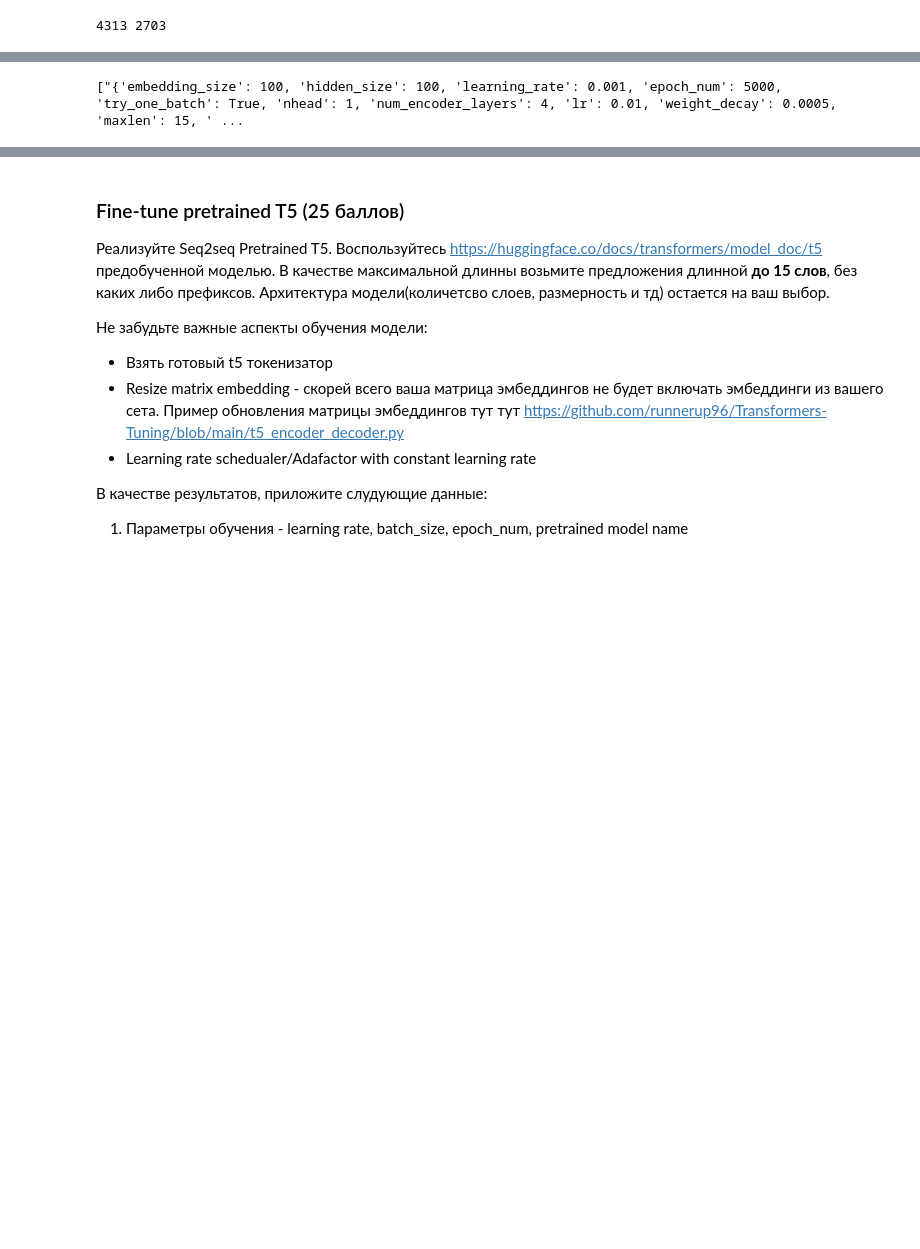
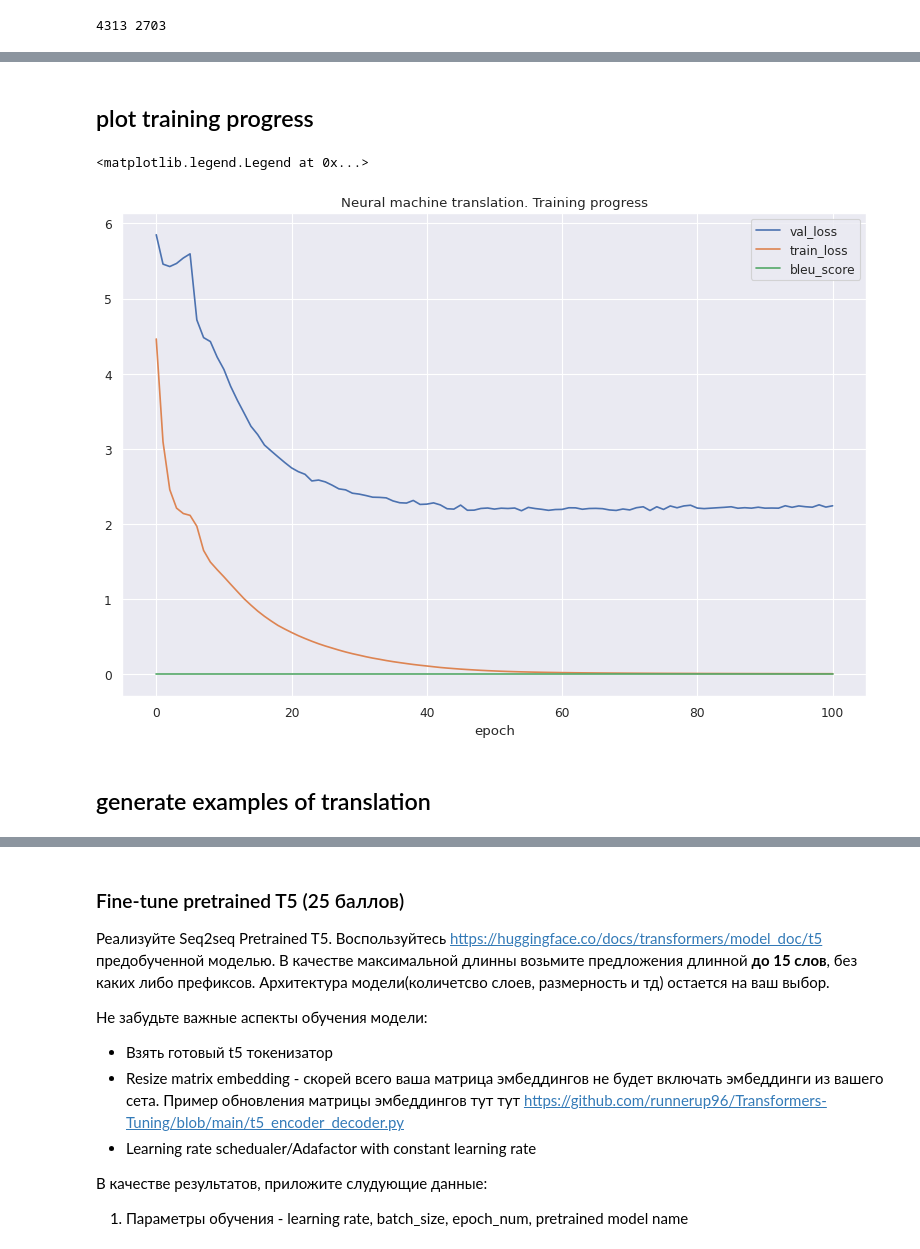
Before and after one commit to Rusamus/Neural-machine-translation-hw, a Jupyter notebook: Transfomers training.ipynb, the cells around one changed output, grey strips where cells are left out. Saved outputs shown, nothing was run; the diff lists cells and outputs as text; code cells hidden in the pictures; blank space fills up the shorter version.

Commit message:
working baseline

```diff
--- a/Transfomers training.ipynb
+++ b/Transfomers training.ipynb
@@ -77,12 +75,12 @@ logger = TXTLogger("baseline")
 # %% [markdown]
 ## prepare data
 # %%
-# with open("configs/data_config.yaml", "r") as fread:
-#     data_config = yaml.load(fread, Loader=yaml.Loader)
+with open("configs/data_config.yaml", "r") as fread:
+    data_config = yaml.load(fread, Loader=yaml.Loader)
 
-# data_manager = DataManager(data_config, device)
-# train_dataloader, val_dataloader = data_manager.prepare_data()
-# target_tokenizer = data_manager.target_tokenizer
+data_manager = DataManager(data_config, device)
+train_dataloader, val_dataloader = data_manager.prepare_data()
+target_tokenizer = data_manager.target_tokenizer
 # %% [markdown]
 ## prepare model
 # %%
@@ -133,5 +113,32 @@ with open("./baseline/progress_log.txt", 'r') as fread:
+# %% [markdown]
+## plot training progress
 # %%
-stats
+import seaborn as sns
+import matplotlib.pyplot as plt
+import ast
+
+with open("./baseline/progress_log.txt", 'r') as fread:
+    stats = fread.readlines()
+sns.lineplot
+val_loss, train_loss, bleu_score = [], [], []
+for i in range(1, len(stats)):
+    stats[i] = ast.literal_eval(stats[i])
+    val_loss.append(stats[i]['val_loss'])
+    train_loss.append(stats[i]['train_loss'])
+    bleu_score.append(stats[i]['bleu_score'])
+
+
+sns.set_theme()
+plt.figure(figsize=(12, 8), dpi=80)
+sns.lineplot(np.arange(len(val_loss)), val_loss, label='val_loss')
+sns.lineplot(np.arange(len(train_loss)), train_loss, label='train_loss')
+sns.lineplot(np.arange(len(bleu_score)), bleu_score, label='bleu_score')
+plt.xlabel('epoch')
+plt.title('Neural machine translation. Training progress')
+plt.legend()
 # %% [output]
-["{'embedding_size': 100, 'hidden_size': 100, 'learning_rate': 0.001, 'epoch_num': 5000, 'try_one_batch': True, 'nhead': 1, 'num_encoder_layers': 4, 'lr': 0.01, 'weight_decay': 0.0005, 'maxlen': 15, ' ...
+<matplotlib.legend.Legend at 0x...>
+[figure, added]
+# %% [markdown]
+## generate examples of translation
 # %%
```
Also changed, not shown: parts of 7 cells of this notebook, 6 other files.
